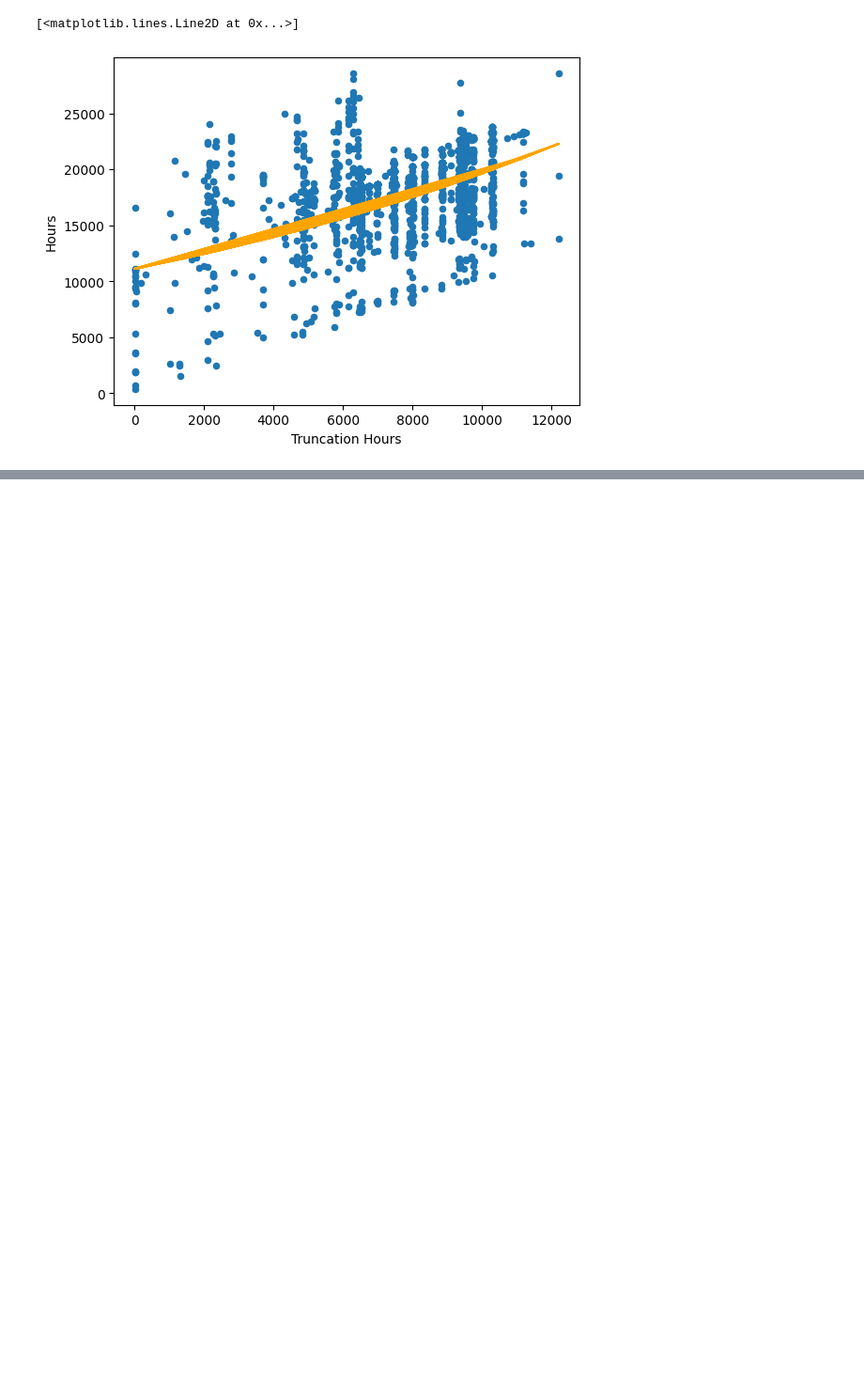
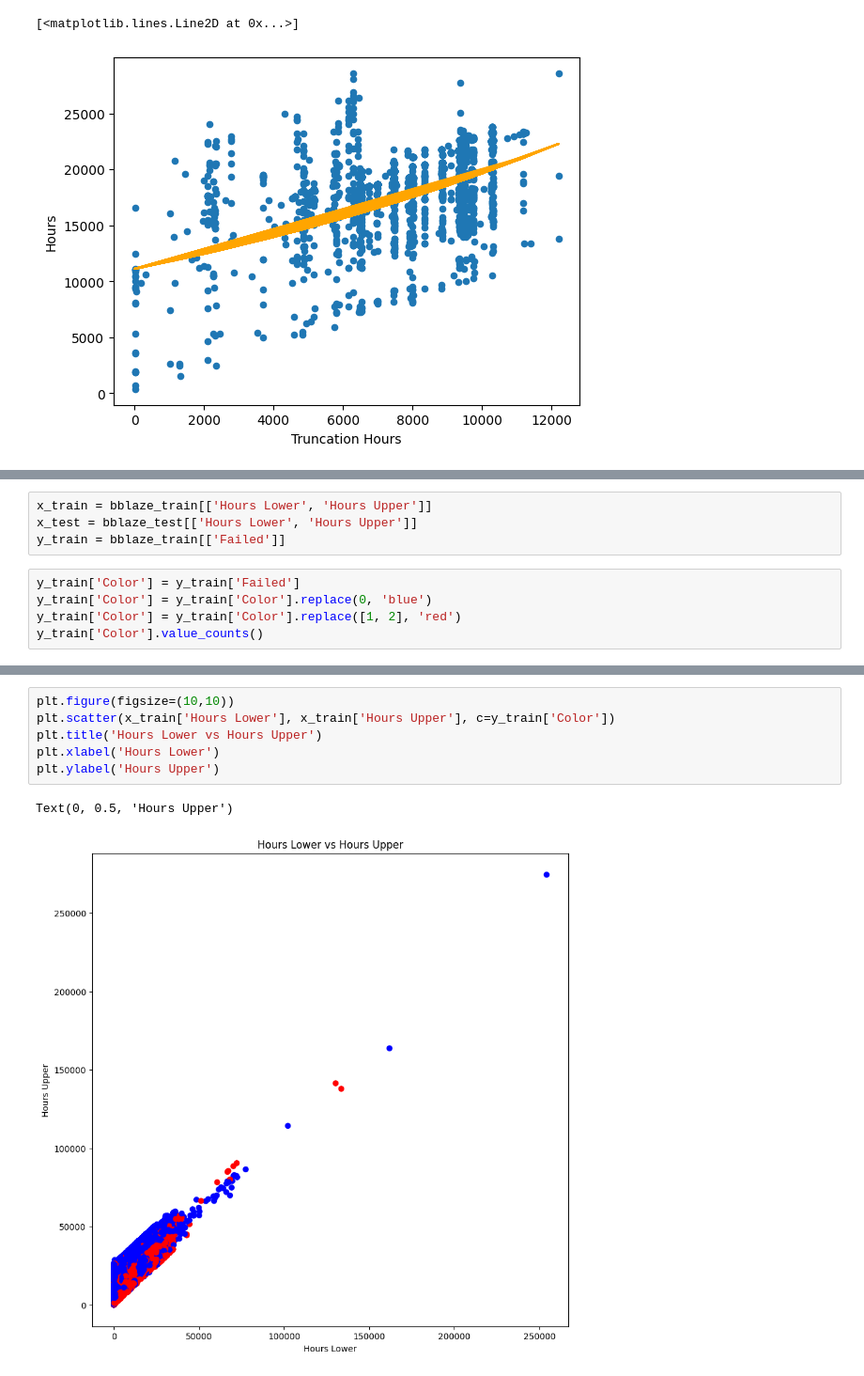
Before and after one commit to football3o/cs105_final, a Jupyter notebook: Final_Project.ipynb, the cells around one changed output, grey strips where cells are left out. Shown at 94% size. Saved outputs shown, nothing was run; the diff lists cells and outputs as text; blank space fills up the shorter version.

```diff
--- a/Final_Project.ipynb
+++ b/Final_Project.ipynb
@@ -678,0 +687,9 @@ Feature names seen at fit time, yet now missing:
+# %%
+x_train = bblaze_train[['Hours Lower', 'Hours Upper']]
+x_test = bblaze_test[['Hours Lower', 'Hours Upper']]
+y_train = bblaze_train[['Failed']]
+# %%
+y_train['Color'] = y_train['Failed']
+y_train['Color'] = y_train['Color'].replace(0, 'blue')
+y_train['Color'] = y_train['Color'].replace([1, 2], 'red')
+y_train['Color'].value_counts()
@@ -678,0 +718,9 @@ Feature names seen at fit time, yet now missing:
+# %%
+plt.figure(figsize=(10,10))
+plt.scatter(x_train['Hours Lower'], x_train['Hours Upper'], c=y_train['Color'])
+plt.title('Hours Lower vs Hours Upper')
+plt.xlabel('Hours Lower')
+plt.ylabel('Hours Upper')
+# %% [output]
+Text(0, 0.5, 'Hours Upper')
+[figure, added]
```
Also changed, not shown: parts of 6 cells of this notebook.
